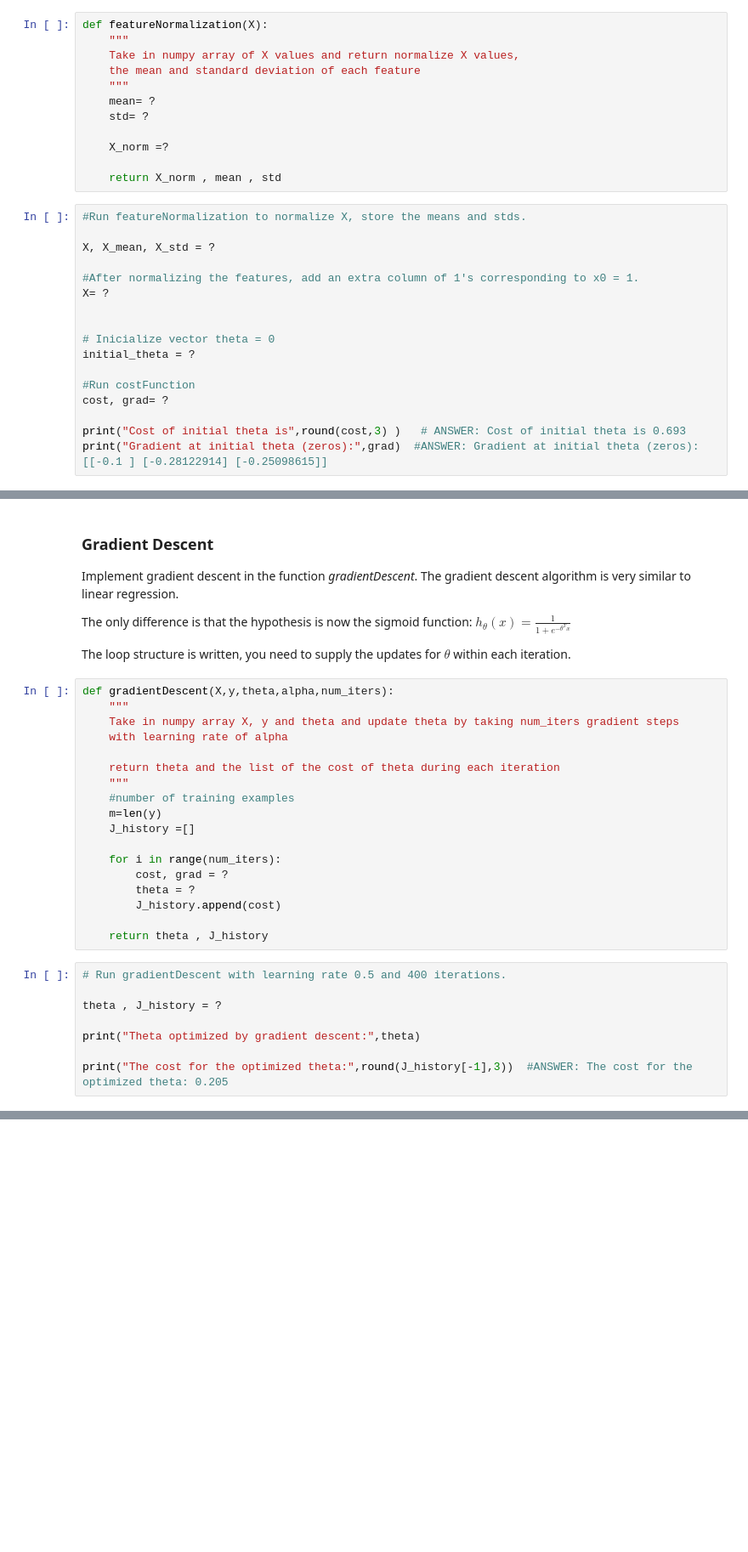
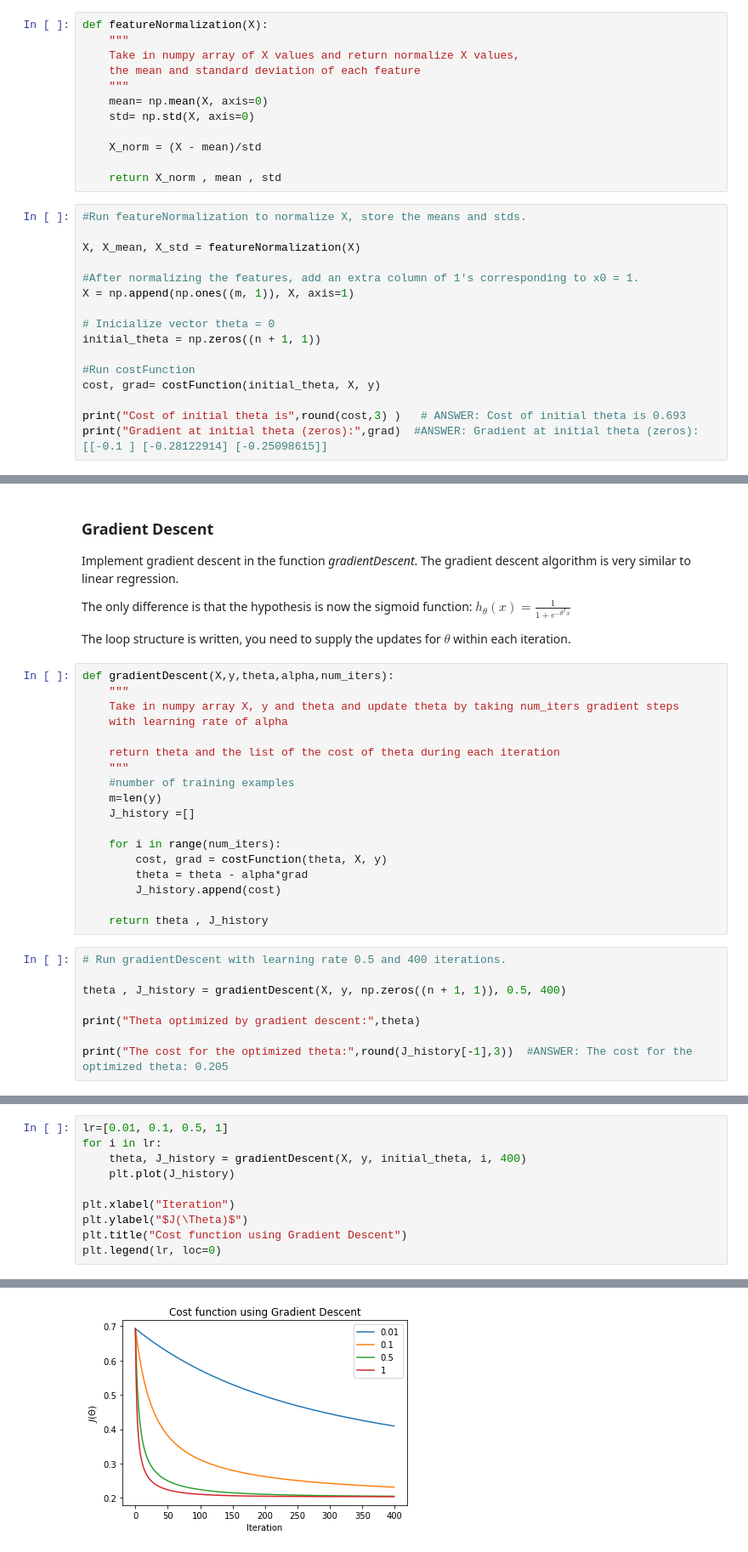
Before and after one commit to oEscal/TAA, a Jupyter notebook: aula3/ML_LogReg.ipynb, the cells around one changed output, grey strips where cells are left out. Shown at 85% size. Saved outputs shown, nothing was run; the diff lists cells and outputs as text; blank space fills up the shorter version.

```diff
--- a/aula3/ML_LogReg.ipynb
+++ b/aula3/ML_LogReg.ipynb
@@ -127,26 +131,25 @@ def featureNormalization(X):
     Take in numpy array of X values and return normalize X values,
     the mean and standard deviation of each feature
     """
-    mean= ?
-    std= ?
+    mean= np.mean(X, axis=0)
+    std= np.std(X, axis=0)
 
-    X_norm =?
+    X_norm = (X - mean)/std
 
     return X_norm , mean , std
 # %%
 #Run featureNormalization to normalize X, store the means and stds.
 
-X, X_mean, X_std = ?
+X, X_mean, X_std = featureNormalization(X)
 
 #After normalizing the features, add an extra column of 1's corresponding to x0 = 1.
-X= ?
-
+X = np.append(np.ones((m, 1)), X, axis=1)
 
 # Inicialize vector theta = 0
-initial_theta = ?
+initial_theta = np.zeros((n + 1, 1))
 
 #Run costFunction
-cost, grad= ?
+cost, grad= costFunction(initial_theta, X, y)
 
 print("Cost of initial theta is",round(cost,3) )   # ANSWER: Cost of initial theta is 0.693
 print("Gradient at initial theta (zeros):",grad)  #ANSWER: Gradient at initial theta (zeros): [[-0.1 ] [-0.28122914] [-0.25098615]]
@@ -171,15 +179,15 @@ def gradientDescent(X,y,theta,alpha,num_iters):
     J_history =[]
 
     for i in range(num_iters):
-        cost, grad = ?
-        theta = ?
+        cost, grad = costFunction(theta, X, y)
+        theta = theta - alpha*grad
         J_history.append(cost)
 
     return theta , J_history
 # %%
 # Run gradientDescent with learning rate 0.5 and 400 iterations.
 
-theta , J_history = ?
+theta , J_history = gradientDescent(X, y, np.zeros((n + 1, 1)), 0.5, 400)
 
 print("Theta optimized by gradient descent:",theta)
 
@@ -197,0 +207,11 @@ for i in lr:
+# %%
+lr=[0.01, 0.1, 0.5, 1]
+for i in lr:
+    theta, J_history = gradientDescent(X, y, initial_theta, i, 400)
+    plt.plot(J_history)
+
+plt.xlabel("Iteration")
+plt.ylabel("$J(\Theta)$")
+plt.title("Cost function using Gradient Descent")
+plt.legend(lr, loc=0)
+# %% [output]
@@ -198,3 +219,4 @@ for i in lr:
+[figure, added]
 # %% [markdown]
 ### Plotting the decision boundary
 
```
Also changed, not shown: parts of 11 cells of this notebook.
